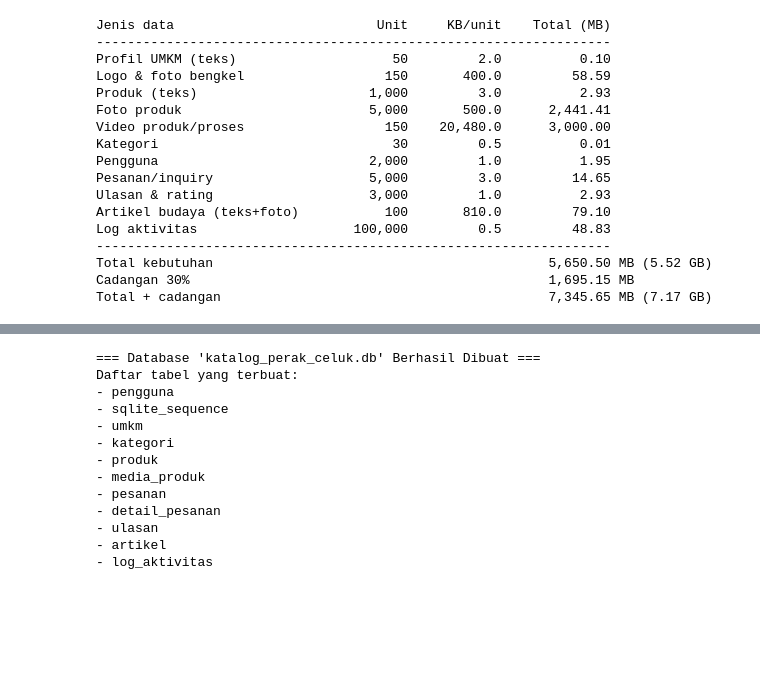
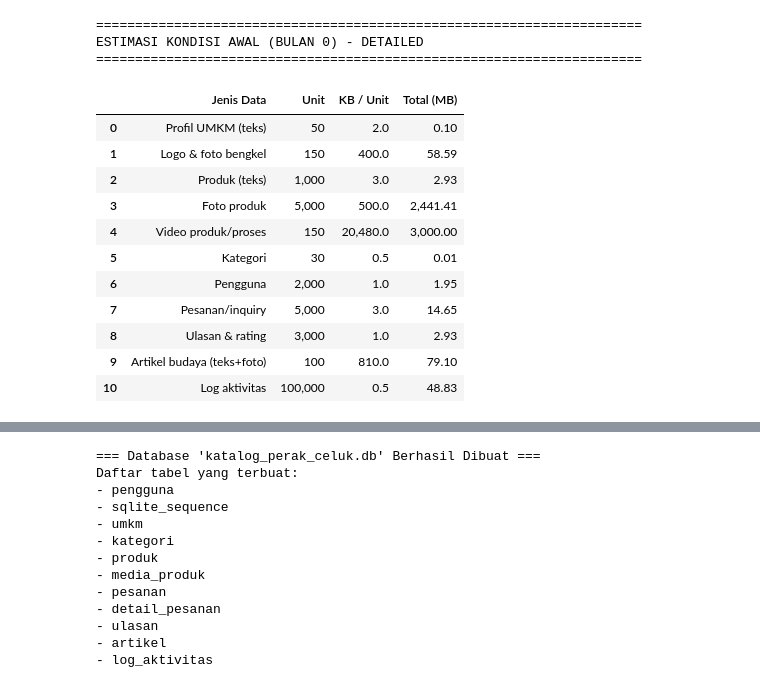
Before and after one commit to nikadekrahayuwindari-rgb/tugas-kelompok-dam, a Jupyter notebook: tugas_kelompok_dam.ipynb, the cells around one changed output, grey strips where cells are left out. Saved outputs shown, nothing was run; the diff lists cells and outputs as text; code cells hidden in the pictures; blank space fills up the shorter version.

```diff
--- a/tugas_kelompok_dam.ipynb
+++ b/tugas_kelompok_dam.ipynb
@@ -269,10 +339,10 @@ Rekomendasi Penyediaan: Minimal 12 GB
 # %%
 from dataclasses import dataclass
+import pandas as pd
 
 KB_PER_MB = 1024
 MB_PER_GB = 1024
 CADANGAN = 0.30  # cadangan 30%
-
 
 @dataclass
 class JenisData:
@@ -287,60 +357,84 @@ class JenisData:
     @property
     def total_mb(self) -> float:
         return self.total_kb / KB_PER_MB
-
 
 JUMLAH_UMKM = 50
 PRODUK_PER_UMKM = 20
 JUMLAH_PRODUK = JUMLAH_UMKM * PRODUK_PER_UMKM  # 1.000
 
 DATA = [
     JenisData("Profil UMKM (teks)", JUMLAH_UMKM, 2),
     JenisData("Logo & foto bengkel", JUMLAH_UMKM * 3, 400),
     JenisData("Produk (teks)", JUMLAH_PRODUK, 3),
     JenisData("Foto produk", JUMLAH_PRODUK * 5, 500),
     JenisData("Video produk/proses", 150, 20 * KB_PER_MB),  # 20 MB
     JenisData("Kategori", 30, 0.5),
     JenisData("Pengguna", 2000, 1),
     JenisData("Pesanan/inquiry", 5000, 3),
     JenisData("Ulasan & rating", 3000, 1),
     JenisData("Artikel budaya (teks+foto)", 100, 810),
     JenisData("Log aktivitas", 100_000, 0.5),
 ]
 
-
 def main() -> None:
-    print(f"{'Jenis data':<30}{'Unit':>10}{'KB/unit':>12}{'Total (MB)':>14}")
-    print("-" * 66)
-    for d in DATA:
-        print(f"{d.nama:<30}{d.jumlah_unit:>10,}{d.ukuran_kb:>12,.1f}{d.total_mb:>14,.2f}")
+    # Membuat DataFrame untuk menyajikan data secara profesional
+    df_data = pd.DataFrame({
+        "Jenis Data": [d.nama for d in DATA],
+        "Unit": [f"{d.jumlah_unit:,}" for d in DATA],
+        "KB / Unit": [f"{d.ukuran_kb:,.1f}" for d in DATA],
+        "Total (MB)": [d.total_mb for d in DATA]
+    })
 
     total_mb = sum(d.total_mb for d in DATA)
     cadangan_mb = total_mb * CADANGAN
     grand_mb = total_mb + cadangan_mb
 
-    print("-" * 66)
-    print(f"{'Total kebutuhan':<52}{total_mb:>14,.2f} MB ({total_mb / MB_PER_GB:.2f} GB)")
-    print(f"{'Cadangan 30%':<52}{cadangan_mb:>14,.2f} MB")
-    print(f"{'Total + cadangan':<52}{grand_mb:>14,.2f} MB ({grand_mb / MB_PER_GB:.2f} GB)")
+    # Menampilkan DataFrame utama
+    print("="*70)
+    print("ESTIMASI KONDISI AWAL (BULAN 0) - DETAILED")
+    print("="*70)
+    pd.options.display.float_format = "{:,.2f}".format
+    display(df_data)
 
+    # Menampilkan ringkasan kalkulasi
+    df_ringkasan = pd.DataFrame({
+        "Metrik Estimasi": [
+            "Total Kebutuhan Bersih",
+            "Alokasi Cadangan (30%)",
+            "Grand Total Kebutuhan (Kapasitas Bersih + Cadangan)"
+        ],
+        "Kapasitas (MB)": [
+            f"{total_mb:,.2f} MB",
+            f"{cadangan_mb:,.2f} MB",
+            f"{grand_mb:,.2f} MB"
+        ],
+        "Kapasitas (GB)": [
+            f"{total_mb / MB_PER_GB:,.2f} GB",
+            f"{cadangan_mb / MB_PER_GB:,.2f} GB",
+            f"{grand_mb / MB_PER_GB:,.2f} GB"
+        ]
+    })
+
+    print("\n" + "="*70)
+    print("RINGKASAN TOTAL KAPASITAS")
+    print("="*70)
+    display(df_ringkasan)
 
 if __name__ == "__main__":
     main()
 # %% [output]
-Jenis data                          Unit     KB/unit    Total (MB)
-------------------------------------------------------------------
-Profil UMKM (teks)                    50         2.0          0.10
-Logo & foto bengkel                  150       400.0         58.59
-Produk (teks)                      1,000         3.0          2.93
-Foto produk                        5,000       500.0      2,441.41
-Video produk/proses                  150    20,480.0      3,000.00
-Kategori                              30         0.5          0.01
-Pengguna                           2,000         1.0          1.95
-Pesanan/inquiry                    5,000         3.0         14.65
-Ulasan & rating                    3,000         1.0          2.93
-Artikel budaya (teks+foto)           100       810.0         79.10
-Log aktivitas                    100,000         0.5         48.83
-------------------------------------------------------------------
-Total kebutuhan                                           5,650.50 MB (5.52 GB)
-Cadangan 30%                                              1,695.15 MB
-Total + cadangan                                          7,345.65 MB (7.17 GB)
+======================================================================
+ESTIMASI KONDISI AWAL (BULAN 0) - DETAILED
+======================================================================
+|  | Jenis Data | Unit | KB / Unit | Total (MB) |
+| 0 | Profil UMKM (teks) | 50 | 2.0 | 0.10 |
+| 1 | Logo & foto bengkel | 150 | 400.0 | 58.59 |
+| 2 | Produk (teks) | 1,000 | 3.0 | 2.93 |
+| 3 | Foto produk | 5,000 | 500.0 | 2,441.41 |
+| 4 | Video produk/proses | 150 | 20,480.0 | 3,000.00 |
+| 5 | Kategori | 30 | 0.5 | 0.01 |
+| 6 | Pengguna | 2,000 | 1.0 | 1.95 |
+| 7 | Pesanan/inquiry | 5,000 | 3.0 | 14.65 |
+| 8 | Ulasan & rating | 3,000 | 1.0 | 2.93 |
+| 9 | Artikel budaya (teks+foto) | 100 | 810.0 | 79.10 |
+| 10 | Log aktivitas | 100,000 | 0.5 | 48.83 |
```
Also changed, not shown: parts of 7 cells of this notebook.
